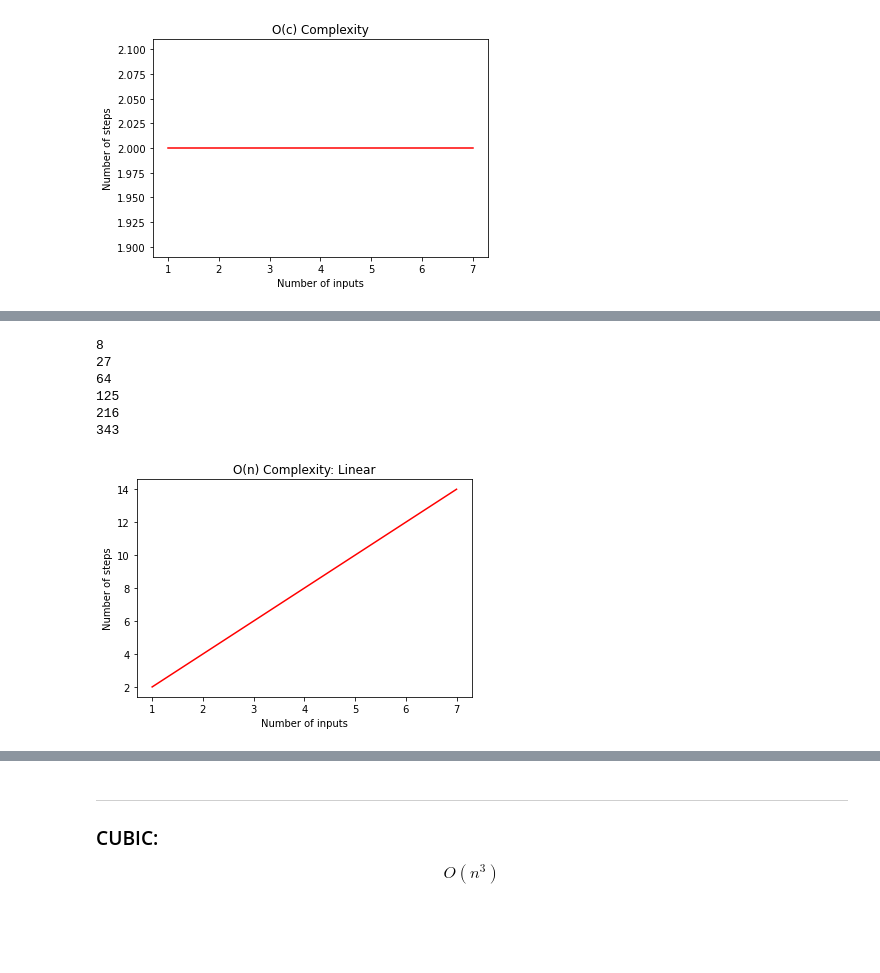
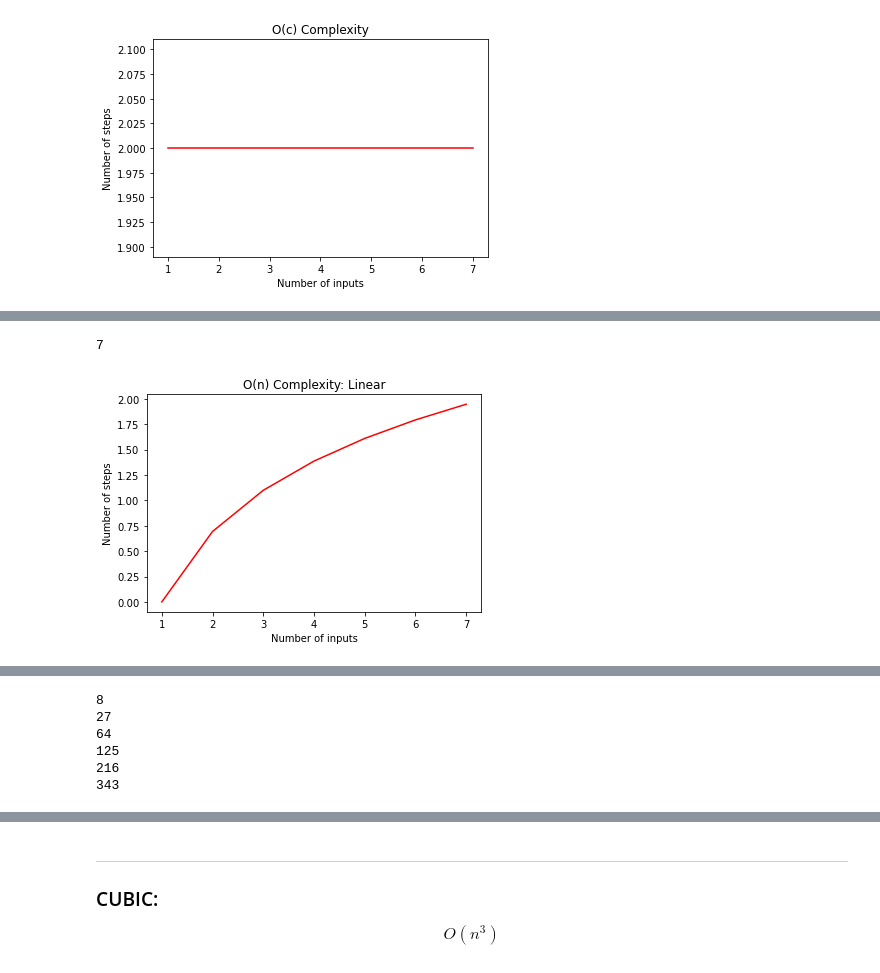
Before and after one commit to anmorgan24/Interview-prep, a Jupyter notebook: Big(O)/Big(O).ipynb, the cells around one changed output, grey strips where cells are left out. Cells and saved outputs as stored; diff of their text form; code cells hidden in the pictures; blank space fills up the shorter version.

```diff
--- a/Big(O)/Big(O).ipynb
+++ b/Big(O)/Big(O).ipynb
@@ -50,4 +63,35 @@ plt.show()
 $$O(log(n))$$
+# %%
+def binary_search(data, value):
+    n = len(data)
+    left = 0
+    right = n - 1
+    while left <= right:
+        middle = (left + right) // 2
+        if value < data[middle]:
+            right = middle - 1
+        elif value > data[middle]:
+            left = middle + 1
+        else:
+            return middle
+    raise ValueError('Value is not in the list')
+
+if __name__ == '__main__':
+    data = [1, 2, 3, 4, 5, 6, 7, 8, 9]
+    print(binary_search(data, 8))
+# %% [output]
+7
+# %%
+num_of_inputs = np.array([1,2,3,4,5,6,7])
+steps = [np.log(n) for n in num_of_inputs]
+
+plt.plot(num_of_inputs, steps, 'r')
+plt.xlabel('Number of inputs')
+plt.ylabel('Number of steps')
+plt.title('O(n) Complexity: Linear')
+plt.show()
+# %% [output]
+[figure, added]
 # %% [markdown]
 ***
 ## LINEAR:
@@ -55,29 +99,18 @@ Here, a single unit increase in the input causes a unit increase in the steps re
 
 $$O(n)$$
 <img src='data/bigo2.png' width="400" height="200" align="center"/>
-# %%
-def display_all_cubes(items):
-    for item in items:
-        result = pow(item,3)
-        print (result)
-
-inputs = [2,3,4,5,6,7]
-display_all_cubes(inputs)
-# %% [output]
-8
-27
-64
-125
-216
-343
-# %%
-num_of_inputs = np.array([1,2,3,4,5,6,7])
-steps = [2*n for n in num_of_inputs]
-
-plt.plot(num_of_inputs, steps, 'r')
-plt.xlabel('Number of inputs')
-plt.ylabel('Number of steps')
-plt.title('O(n) Complexity: Linear')
-plt.show()
-# %% [output]
-[figure, removed]
+# %%
+def display_all_cubes(items):
+    for item in items:
+        result = pow(item,3)
+        print (result)
+
+inputs = [2,3,4,5,6,7]
+display_all_cubes(inputs)
+# %% [output]
+8
+27
+64
+125
+216
+343
```
Also changed, not shown: parts of 22 cells of this notebook, 2 other files.
